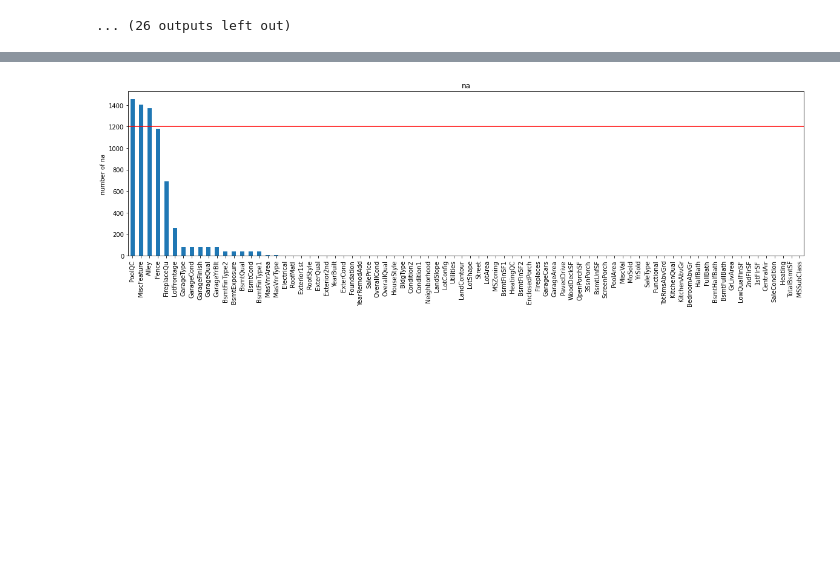
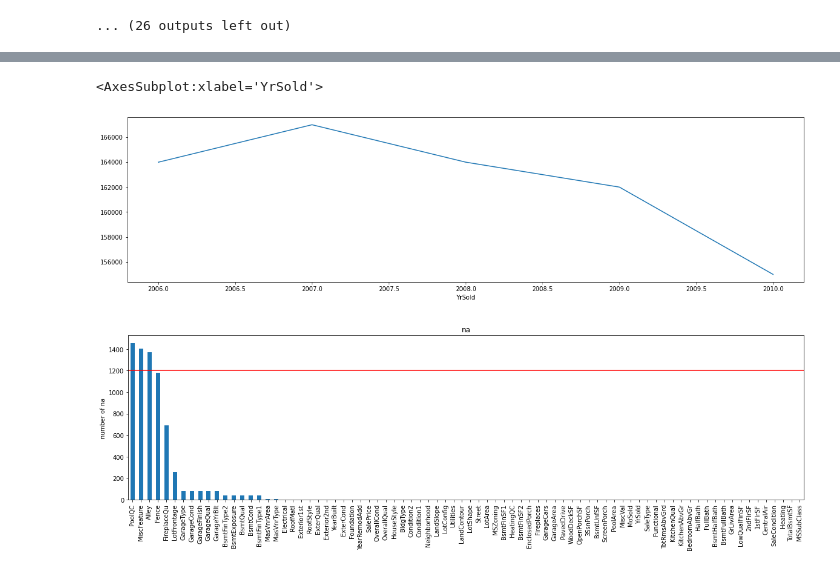
Before and after one commit to bridgecrew-perf6/deploying-machine-learning-models-1, a Jupyter notebook: ml_deploy_1.ipynb, the cells around one changed output, grey strips where cells are left out. Cells and saved outputs as stored; diff of their text form; code cells hidden in the pictures; blank space fills up the shorter version.

```diff
--- a/ml_deploy_1.ipynb
+++ b/ml_deploy_1.ipynb
@@ -114,3 +140,8 @@ BsmtCond
+# %%
+df.groupby(['YrSold'])['SalePrice'].median().plot()
+# %% [output]
+<AxesSubplot:xlabel='YrSold'>
+[figure, added]
 # %%
 df.isna().sum().sort_values(ascending=False).plot.bar()
 plt.ylabel('number of na')
```
Also changed, not shown: parts of 3 cells of this notebook.
